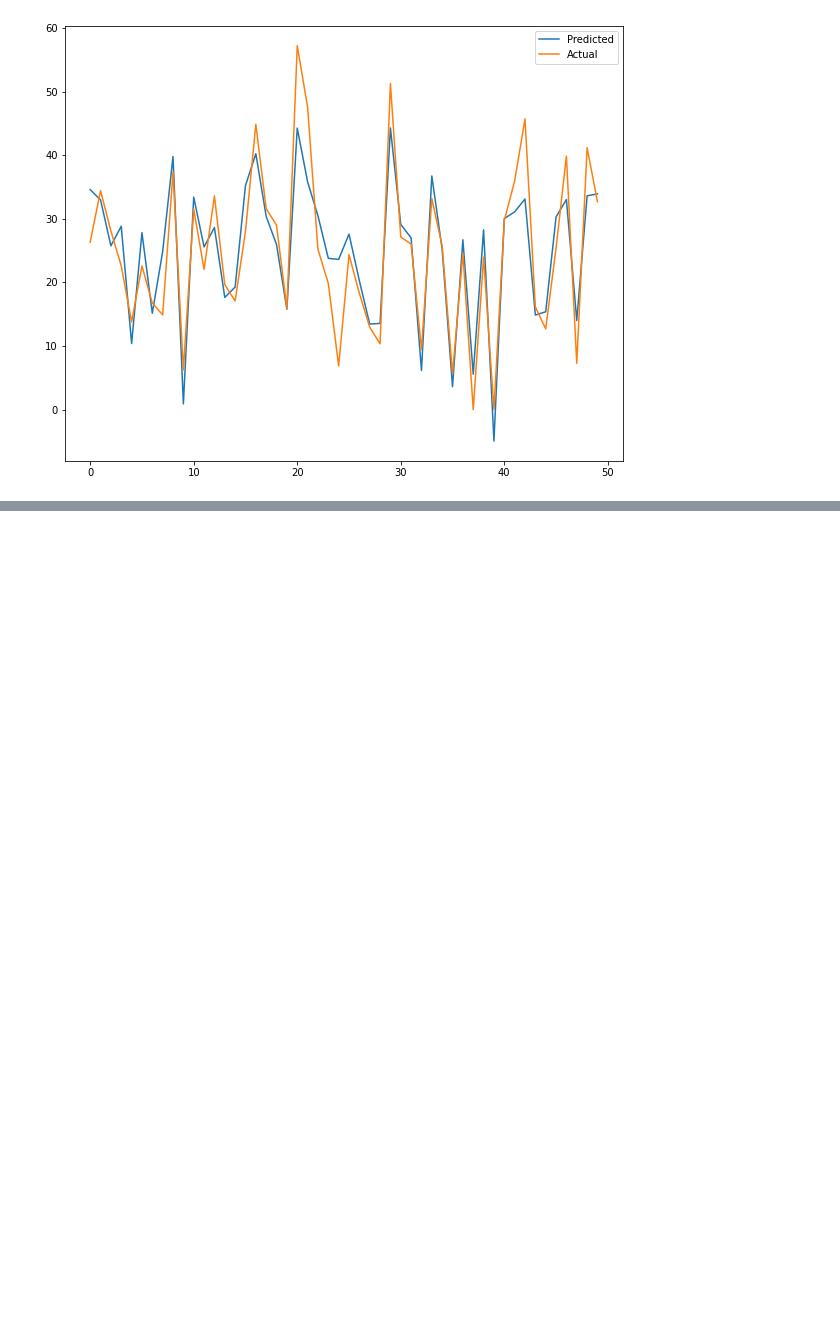
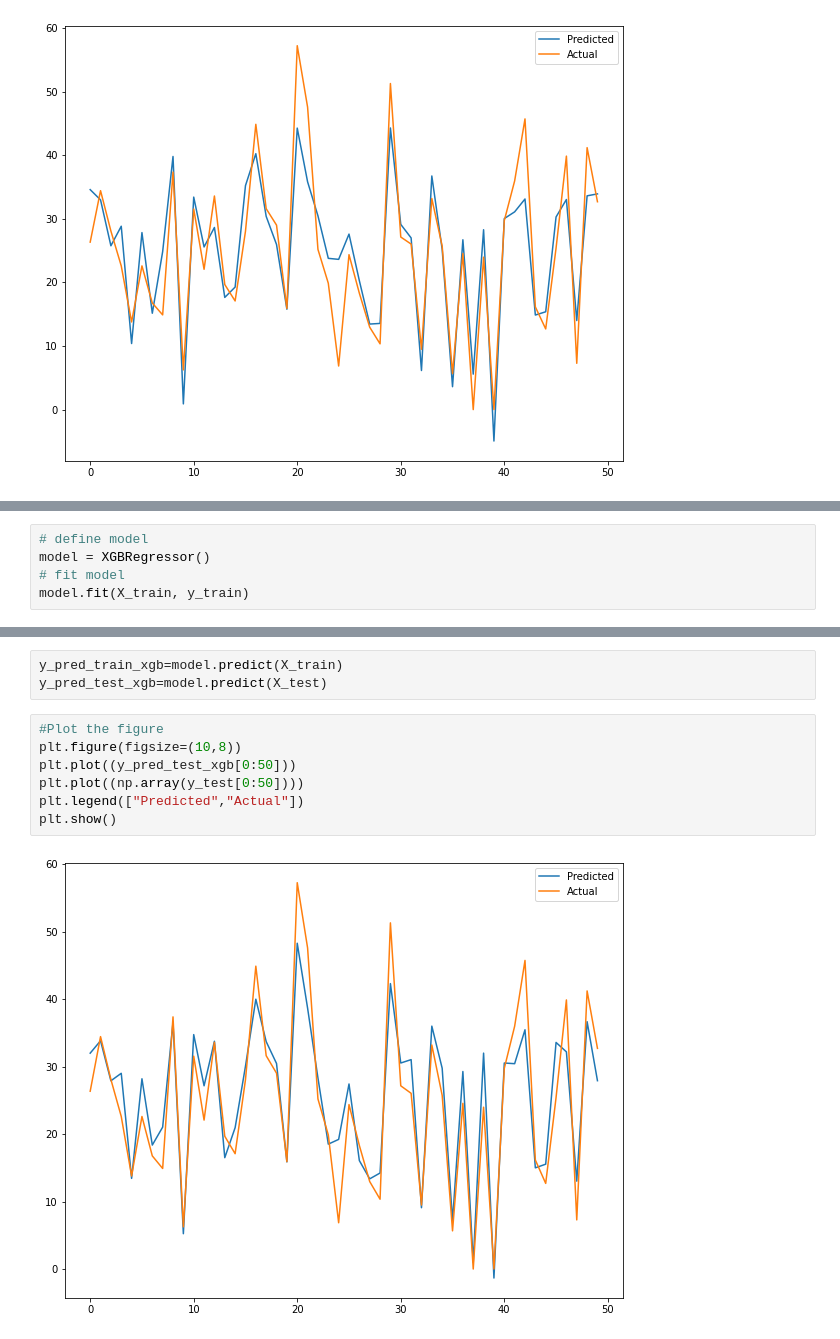
Before and after one commit to ajinkyajumde/SeoulBikeData, a Jupyter notebook: Bike_Sharing_Demand.ipynb, the cells around one changed output, grey strips where cells are left out. Saved outputs shown, nothing was run; the diff lists cells and outputs as text; blank space fills up the shorter version.

```diff
--- a/Bike_Sharing_Demand.ipynb
+++ b/Bike_Sharing_Demand.ipynb
@@ -680,0 +683,5 @@ plt.show()
+# %%
+# define model
+model = XGBRegressor()
+# fit model
+model.fit(X_train, y_train)
@@ -680,0 +691,12 @@ plt.show()
+# %%
+y_pred_train_xgb=model.predict(X_train)
+y_pred_test_xgb=model.predict(X_test)
+# %%
+#Plot the figure
+plt.figure(figsize=(10,8))
+plt.plot((y_pred_test_xgb[0:50]))
+plt.plot((np.array(y_test[0:50])))
+plt.legend(["Predicted","Actual"])
+plt.show()
+# %% [output]
+[figure, added]
```
Also changed, not shown: parts of 16 cells of this notebook.
